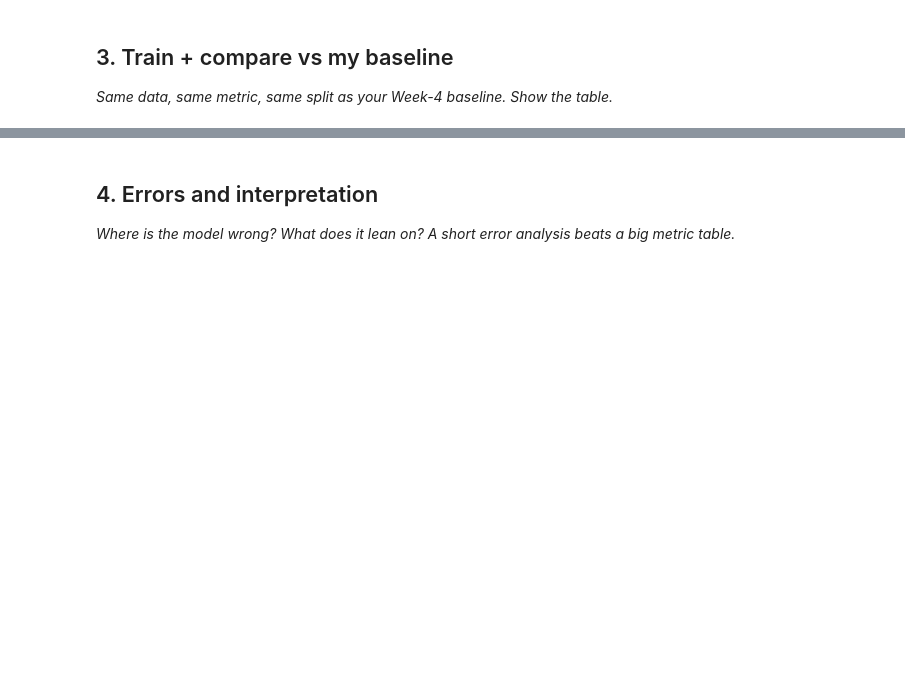
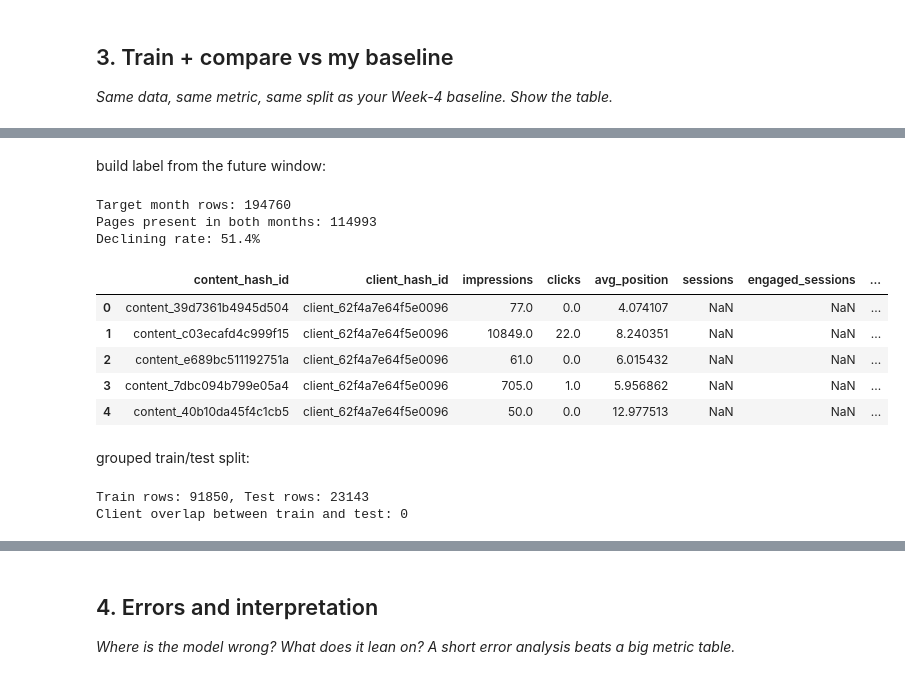
Before and after one commit to sobaannr/FlyRank-Internship, a Jupyter notebook: work/notebooks/w05_model.ipynb, the cells around one changed output, grey strips where cells are left out. Cells and saved outputs as stored; diff of their text form; code cells hidden in the pictures; blank space fills up the shorter version.

```diff
--- a/work/notebooks/w05_model.ipynb
+++ b/work/notebooks/w05_model.ipynb
@@ -27,3 +90,19 @@ This skeleton is yours to fill. Work the sections **in order** — each one has
 # %%
 # This cell is for CODE (numbers, a query, a check).
 # Write your text answer in the cell ABOVE this one — typing sentences here breaks Run All.
+
+features_raw = con.sql(f"""
+    SELECT content_hash_id,
+           MAX(client_hash_id) AS client_hash_id,
+           SUM(gsc_impressions) AS impressions,
+           SUM(gsc_clicks) AS clicks,
+           AVG(gsc_avg_position) AS avg_position,
+           SUM(ga4_sessions) AS sessions,
+           SUM(ga4_engaged_sessions) AS engaged_sessions
+    FROM read_parquet('{WAREHOUSE}/fact_content_daily_performance/month={FEATURE_MONTH}/*.parquet')
+    WHERE gsc_data_available IS TRUE
+    GROUP BY content_hash_id
+    HAVING SUM(gsc_impressions) >= 50
+""").df()
+print(f"Feature month rows: {len(features_raw)}")
+features_raw.head()
@@ -29,0 +117,53 @@ This skeleton is yours to fill. Work the sections **in order** — each one has
+# %% [markdown]
+build label from the future window:
+# %%
+target_raw = con.sql(f"""
+    SELECT content_hash_id,
+           SUM(gsc_impressions) AS future_impressions
+    FROM read_parquet('{WAREHOUSE}/fact_content_daily_performance/month={TARGET_MONTH}/*.parquet')
+    WHERE gsc_data_available IS TRUE
+    GROUP BY content_hash_id
+""").df()
+print(f"Target month rows: {len(target_raw)}")
+
+merged = features_raw.merge(target_raw, on="content_hash_id", how="inner")
+print(f"Pages present in both months: {len(merged)}")
+
+merged["is_declining"] = (merged["future_impressions"] < 0.8 * merged["impressions"]).astype(int)
+merged["ctr"] = merged["clicks"] / merged["impressions"]
+print(f"Declining rate: {merged['is_declining'].mean()*100:.1f}%")
+merged.head()
+# %% [output]
+Target month rows: 194760
+Pages present in both months: 114993
+Declining rate: 51.4%
+|  | content_hash_id | client_hash_id | impressions | clicks | avg_position | sessions | engaged_sessions | ... |
+| 0 | content_39d7361b4945d504 | client_62f4a7e64f5e0096 | 77.0 | 0.0 | 4.074107 | NaN | NaN | ... |
+| 1 | content_c03ecafd4c999f15 | client_62f4a7e64f5e0096 | 10849.0 | 22.0 | 8.240351 | NaN | NaN | ... |
+| 2 | content_e689bc511192751a | client_62f4a7e64f5e0096 | 61.0 | 0.0 | 6.015432 | NaN | NaN | ... |
+| 3 | content_7dbc094b799e05a4 | client_62f4a7e64f5e0096 | 705.0 | 1.0 | 5.956862 | NaN | NaN | ... |
+| 4 | content_40b10da45f4c1cb5 | client_62f4a7e64f5e0096 | 50.0 | 0.0 | 12.977513 | NaN | NaN | ... |
+# %% [markdown]
+grouped train/test split:
+# %%
+from sklearn.model_selection import GroupShuffleSplit
+
+feature_cols = ["impressions", "clicks", "avg_position", "sessions", "engaged_sessions", "ctr"]
+X = merged[feature_cols].fillna(0)
+y = merged["is_declining"]
+groups = merged["client_hash_id"]
+
+splitter = GroupShuffleSplit(n_splits=1, test_size=0.3, random_state=42)
+train_idx, test_idx = next(splitter.split(X, y, groups))
+
+X_train, X_test = X.iloc[train_idx], X.iloc[test_idx]
+y_train, y_test = y.iloc[train_idx], y.iloc[test_idx]
+merged_test = merged.iloc[test_idx].reset_index(drop=True)
+
+train_clients = set(groups.iloc[train_idx])
+test_clients = set(groups.iloc[test_idx])
+print(f"Train rows: {len(X_train)}, Test rows: {len(X_test)}")
+print(f"Client overlap between train and test: {len(train_clients & test_clients)}")  # should be 0
+# %% [output]
+Train rows: 91850, Test rows: 23143
+Client overlap between train and test: 0
```
Also changed, not shown: parts of 20 cells of this notebook.
